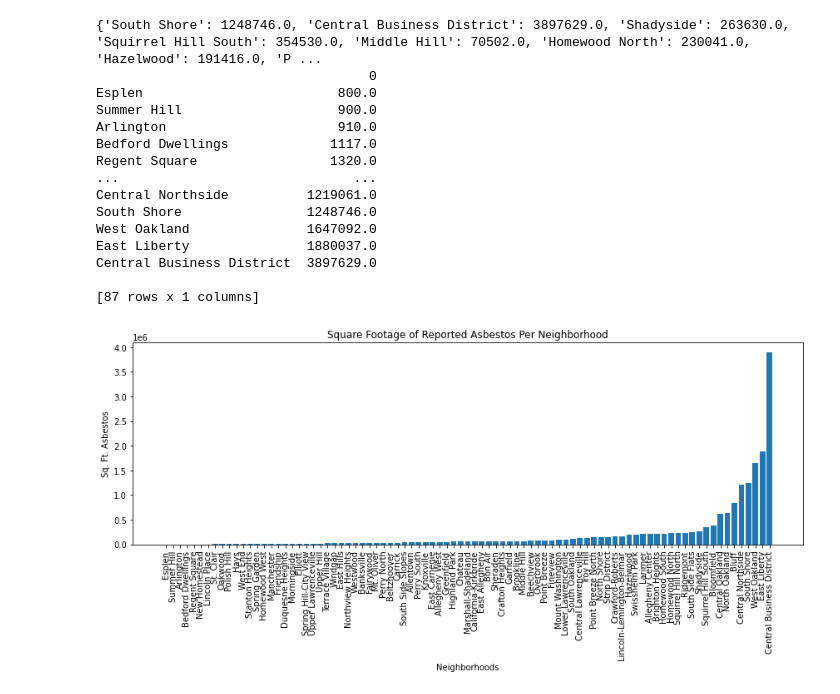
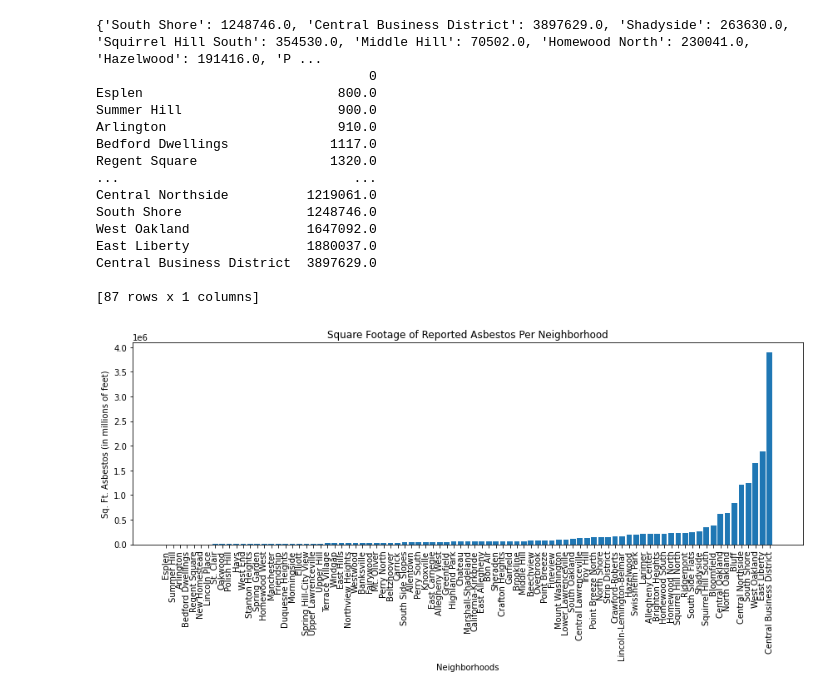
Before and after one commit to fierensk/final_project_0010, a Jupyter notebook: asbestos.ipynb, the cells around one changed output. Saved outputs shown, nothing was run; the diff lists cells and outputs as text; code cells hidden in the pictures.

```diff
--- a/asbestos.ipynb
+++ b/asbestos.ipynb
@@ -43,32 +43,32 @@ for index, row in asb.iterrows():
 print(nghDict)
 sorted_nghDict = dict(sorted(nghDict.items(), key=lambda item: item[1]))
 nghDF = pd.Series(sorted_nghDict).to_frame()
 
 print(nghDF)
 #plot it using matplotlib
 plt.figure(figsize=(12, 6))
 plt.bar(nghDF.index, nghDF[0])  # Assuming the index represents the x-axis values
 plt.xlabel('Neighborhoods')
-plt.ylabel('Sq. Ft. Asbestos')
+plt.ylabel('Sq. Ft. Asbestos (in millions of feet)')
 plt.title('Square Footage of Reported Asbestos Per Neighborhood')
 plt.xticks(rotation=90)
 plt.tight_layout()
 plt.show()
 #make geopandas heat map
 # %% [output]
 {'South Shore': 1248746.0, 'Central Business District': 3897629.0, 'Shadyside': 263630.0, 'Squirrel Hill South': 354530.0, 'Middle Hill': 70502.0, 'Homewood North': 230041.0, 'Hazelwood': 191416.0, 'P ...
                                    0
 Esplen                         800.0
 Summer Hill                    900.0
 Arlington                      910.0
 Bedford Dwellings             1117.0
 Regent Square                 1320.0
 ...                              ...
 Central Northside          1219061.0
 South Shore                1248746.0
 West Oakland               1647092.0
 East Liberty               1880037.0
 Central Business District  3897629.0
 
 [87 rows x 1 columns]
-[figure, old version]
+[figure, new version]
```
Also changed, not shown: 1 other file.
